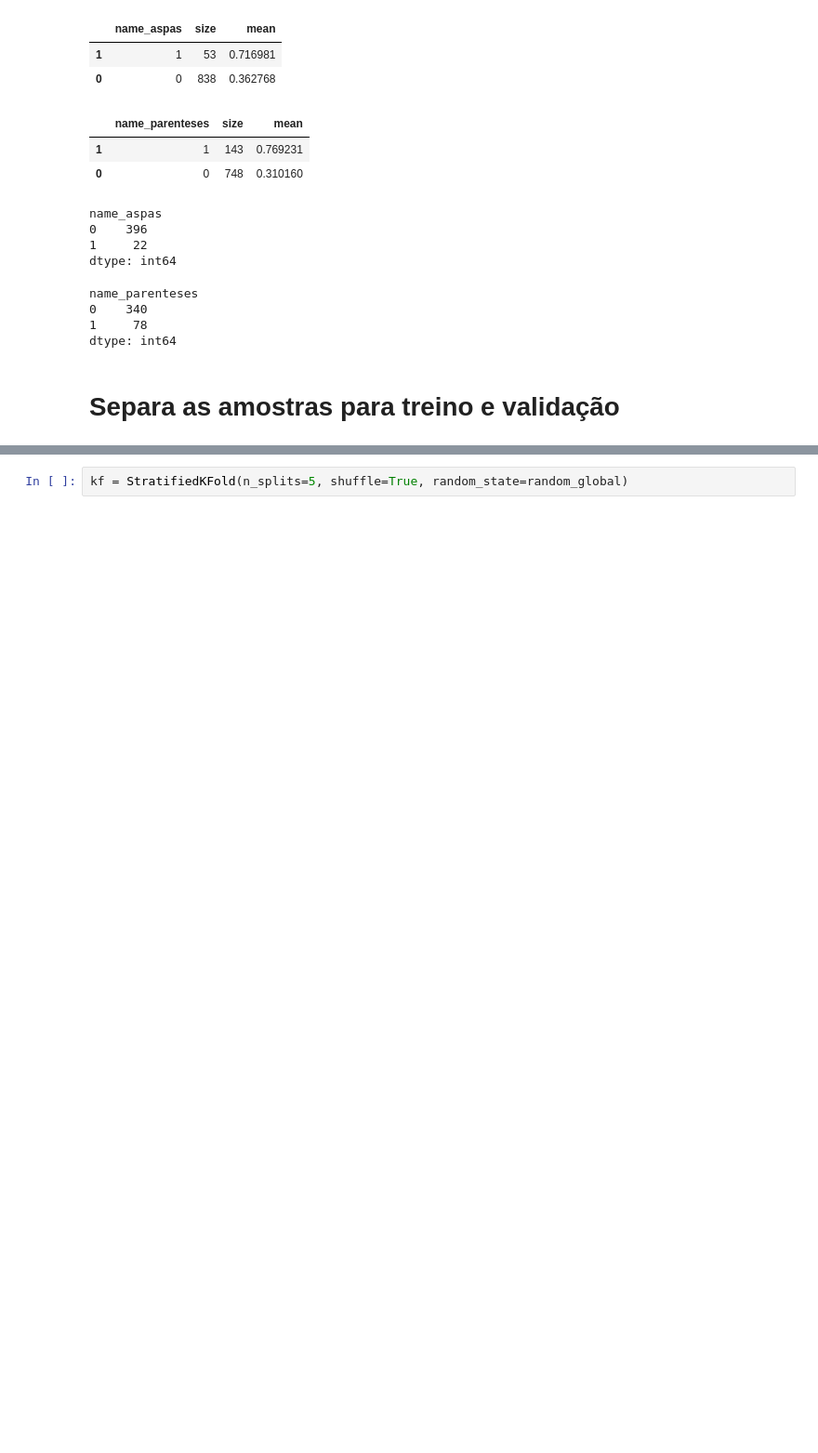
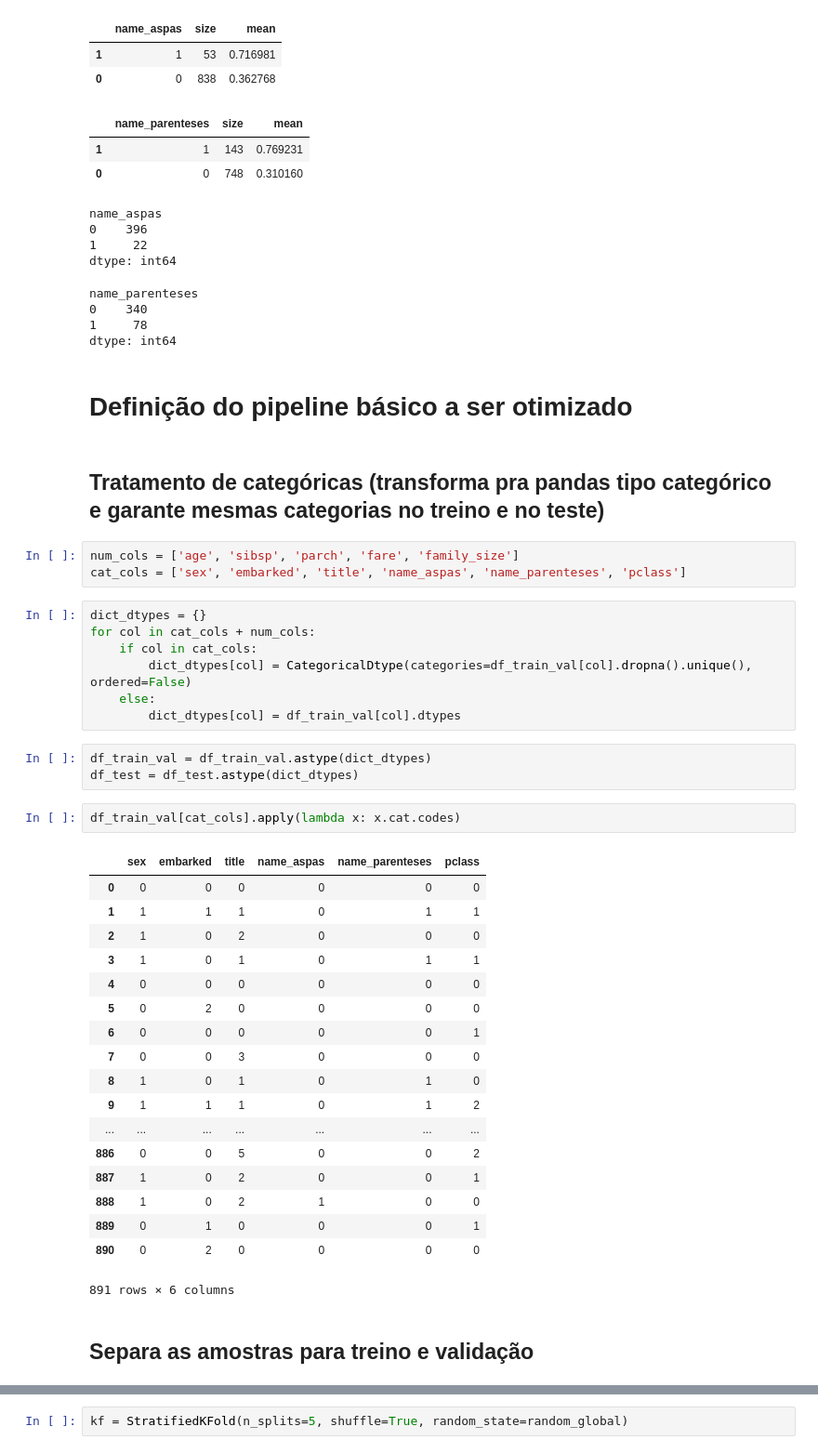
Before and after one commit to marcospiau/titanic-kaggle, a Jupyter notebook: 20191806_Pipelines_HypterparameterTuning_testes_iniciais_v2-Copy1.ipynb, the cells around one changed output, grey strips where cells are left out. Shown: that part at 93% size. Saved outputs shown, nothing was run; the diff lists cells and outputs as text; blank space fills up the shorter version.

Commit message:
Alterado notebook com pipelines, tentei usar sem pipelines pandas pra ficar mais rápido

```diff
--- a/20191806_Pipelines_HypterparameterTuning_testes_iniciais_v2-Copy1.ipynb
+++ b/20191806_Pipelines_HypterparameterTuning_testes_iniciais_v2-Copy1.ipynb
@@ -288,8 +294,46 @@ name_parenteses
 0    340
 1     78
 dtype: int64
+# %% [markdown]
+# Definição do pipeline básico a ser otimizado
+# %% [markdown]
+## Tratamento de categóricas (transforma pra pandas tipo categórico e garante mesmas categorias no treino e no teste)
+# %%
+num_cols = ['age', 'sibsp', 'parch', 'fare', 'family_size']
+cat_cols = ['sex', 'embarked', 'title', 'name_aspas', 'name_parenteses', 'pclass']
+# %%
+dict_dtypes = {}
+for col in cat_cols + num_cols:
+    if col in cat_cols:
+        dict_dtypes[col] = CategoricalDtype(categories=df_train_val[col].dropna().unique(), ordered=False)
+    else:
+        dict_dtypes[col] = df_train_val[col].dtypes
+# %%
+df_train_val = df_train_val.astype(dict_dtypes)
+df_test = df_test.astype(dict_dtypes)
+# %%
+df_train_val[cat_cols].apply(lambda x: x.cat.codes)
+# %% [output]
+|  | sex | embarked | title | name_aspas | name_parenteses | pclass |
+| 0 | 0 | 0 | 0 | 0 | 0 | 0 |
+| 1 | 1 | 1 | 1 | 0 | 1 | 1 |
+| 2 | 1 | 0 | 2 | 0 | 0 | 0 |
+| 3 | 1 | 0 | 1 | 0 | 1 | 1 |
+| 4 | 0 | 0 | 0 | 0 | 0 | 0 |
+| 5 | 0 | 2 | 0 | 0 | 0 | 0 |
+| 6 | 0 | 0 | 0 | 0 | 0 | 1 |
+| 7 | 0 | 0 | 3 | 0 | 0 | 0 |
+| 8 | 1 | 0 | 1 | 0 | 1 | 0 |
+| 9 | 1 | 1 | 1 | 0 | 1 | 2 |
+| ... | ... | ... | ... | ... | ... | ... |
+| 886 | 0 | 0 | 5 | 0 | 0 | 2 |
+| 887 | 1 | 0 | 2 | 0 | 0 | 1 |
+| 888 | 1 | 0 | 2 | 1 | 0 | 0 |
+| 889 | 0 | 1 | 0 | 0 | 0 | 1 |
+| 890 | 0 | 2 | 0 | 0 | 0 | 0 |
+891 rows × 6 columns
 # %% [markdown]
-# Separa as amostras para treino e validação
+## Separa as amostras para treino e validação
 # %%
 df_train, df_val = train_test_split(df_train_val, test_size = 100, shuffle=True, stratify=df_train_val['survived'], random_state=random_global)
 print(f'Print shape df_train: {df_train.shape}')
```
Also changed, not shown: parts of 26 cells of this notebook, 1 other file.
